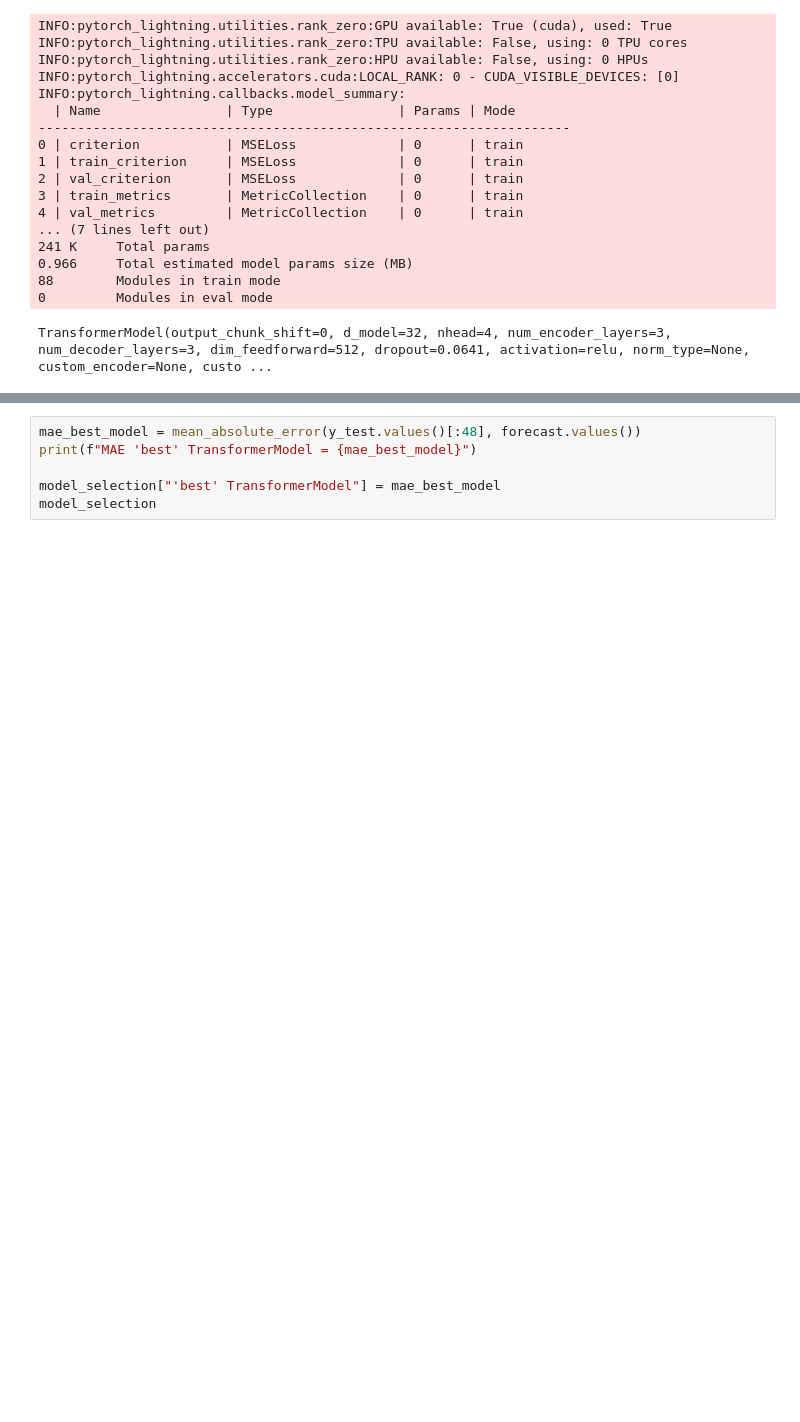
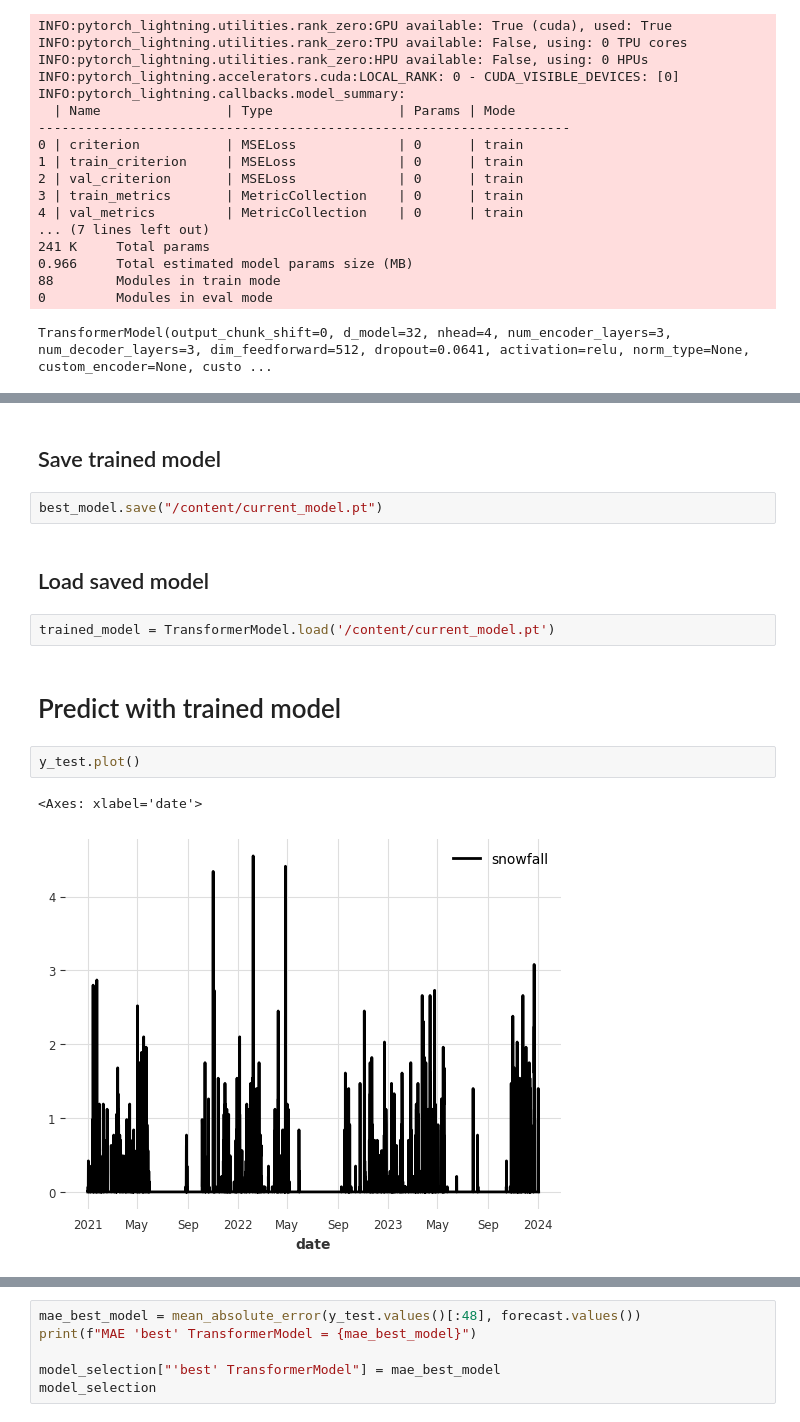
Before and after one commit to Anita-Gei/Anita-Gei, a Jupyter notebook: notebooks/notebook_model_colab.ipynb, the cells around one changed output, grey strips where cells are left out. Drawn from its saved outputs; the diff is of its cells as text; blank space fills up the shorter version.

```diff
--- a/notebooks/notebook_model_colab.ipynb
+++ b/notebooks/notebook_model_colab.ipynb
@@ -753,0 +697,15 @@ RuntimeError: Early stopping conditioned on metric `val_mae` which is not availa
+# %% [markdown]
+## Save trained model
+# %%
+best_model.save("/content/current_model.pt")
+# %% [markdown]
+## Load saved model
+# %%
+trained_model = TransformerModel.load('/content/current_model.pt')
+# %% [markdown]
+# Predict with trained model
+# %%
+y_test.plot()
+# %% [output]
+<Axes: xlabel='date'>
+[figure, added]
```
Also changed, not shown: parts of 41 cells of this notebook.
